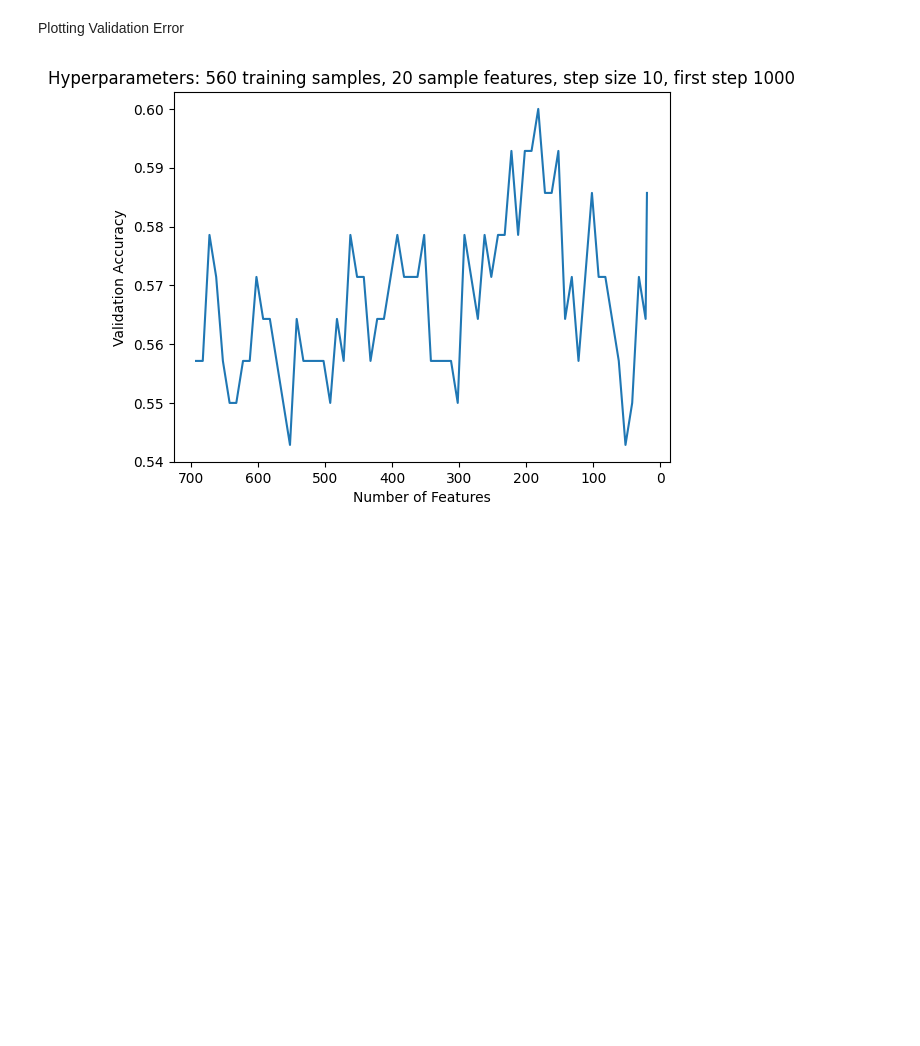
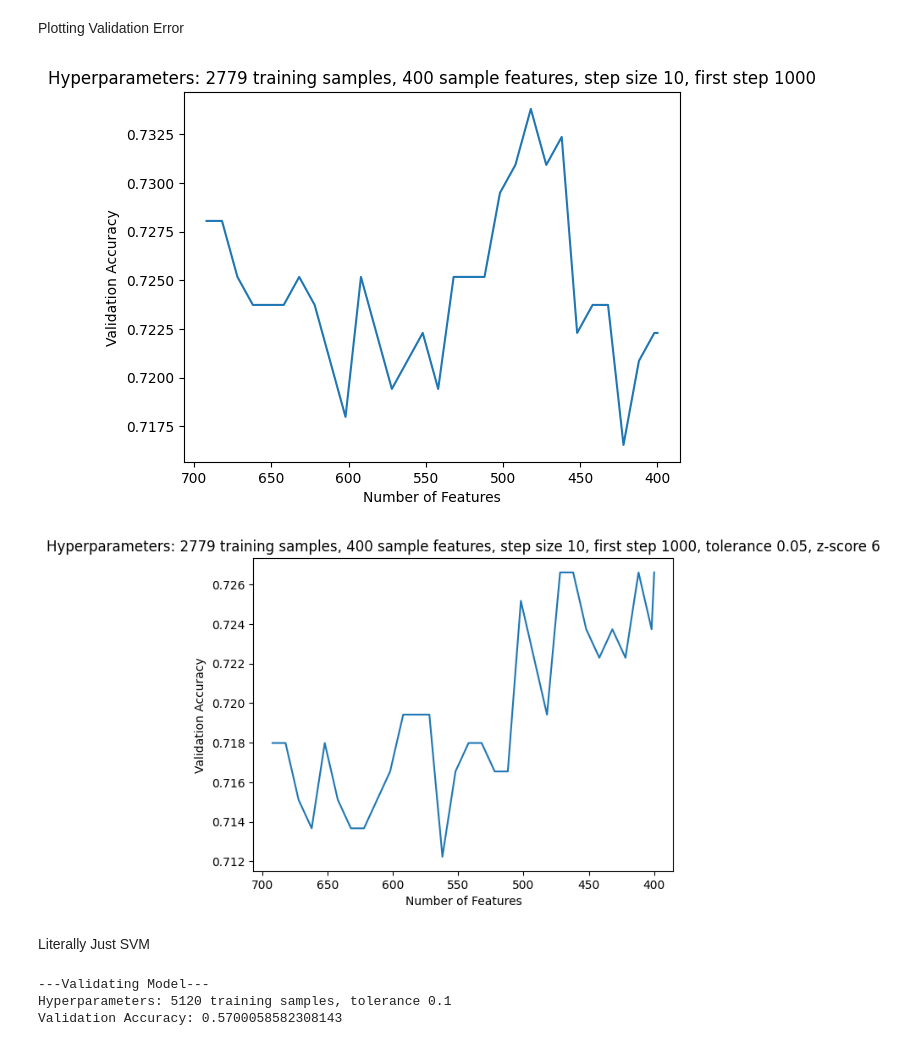
Before and after one commit to bennystrange/audio-classification, a Jupyter notebook: 378final.ipynb, the cells around one changed output. Cells and saved outputs as stored; diff of their text form; code cells hidden in the pictures; blank space fills up the shorter version.

```diff
--- a/378final.ipynb
+++ b/378final.ipynb
@@ -432,27 +428,59 @@ Plotting Validation Error
 # %%
 """Plotting Validation Error"""
 # parse data from log, where x = features reduced to, and y = validation accuracy
-log_name = "560-20-10(1000).log"
-plotfile = open(log_name, 'r')
-num_features_plot = []
-accuracies_plot = []
+log_names = ["./logs/2779-400-10(1000)-tol0.01.log", "./logs/2779-400-10(1000)-tol0.05-z6.log"]
+for log_name in log_names:
+    plotfile = open(log_name, 'r')
+    num_features_plot = []
+    accuracies_plot = []
 
-for line in plotfile:
-    line = line.strip()
-    elems = line.split()
-    if len(elems) == 6: # if "Reducing from" line
-        num_features_plot.append(int(elems[4]))
-    elif len(elems) == 3: # if "Validation accuracy" line
-        accuracies_plot.append(float(elems[2]))
-    else: # if first line
-        plt.title(line)
+    for line in plotfile:
+        line = line.strip()
+        elems = line.split()
+        if len(elems) == 6: # if "Reducing from" line
+            num_features_plot.append(int(elems[4]))
+        elif len(elems) == 3: # if "Validation accuracy" line
+            accuracies_plot.append(float(elems[2]))
+        else: # if first line
+            plt.title(line)
 
-plotfile.close()
+    plotfile.close()
 
-plt.plot(num_features_plot, accuracies_plot)
-plt.xlabel("Number of Features")
-plt.ylabel("Validation Accuracy")
-plt.gca().invert_xaxis()
-plt.show()
+    plt.plot(num_features_plot, accuracies_plot)
+    plt.xlabel("Number of Features")
+    plt.ylabel("Validation Accuracy")
+    plt.gca().invert_xaxis()
+    plt.show()
 # %% [output]
-[figure, old version]
+[figure, new version]
+[figure, added]
+# %% [markdown]
+Literally Just SVM
+# %%
+"""Testing SVM parameters"""
+print("---Validating Model---")
+TOL = 0.1
+Z = 7
+
+# Split the data into training and validation sets
+X_train, X_val, y_train, y_val = train_test_split(training_samples_scaled, training_labels_encoded, test_size=0.5)
+print(f"Hyperparameters: {int(X_train.shape[0])} training samples, tolerance {TOL}")
+
+# # Remove outliers only from training data
+# outliers = (np.abs(zscore(X_train)) < Z).all(axis=1)
+# print(f"Removing outliers ({round(100*(len(outliers)-sum(outliers))/len(outliers),2)}% of training samples)")
+# X_train = X_train[outliers]
+# y_train = y_train[outliers]
+
+# Train the model with RBF kernel
+model = SVC(kernel="rbf", C=1, decision_function_shape="ovo", gamma="scale", tol=TOL, max_iter=-1)
+model.fit(X_train, y_train)
+
+# Predict on the validation set with the reduced feature set
+y_pred = model.predict(X_val)
+validation_accuracy = accuracy_score(y_val, y_pred)
+print(f"Validation Accuracy: {validation_accuracy}")
+# %% [output]
+---Validating Model---
+Hyperparameters: 5120 training samples, tolerance 0.1
+Validation Accuracy: 0.5700058582308143
```
Also changed, not shown: parts of 3 cells of this notebook, 13 other files.
